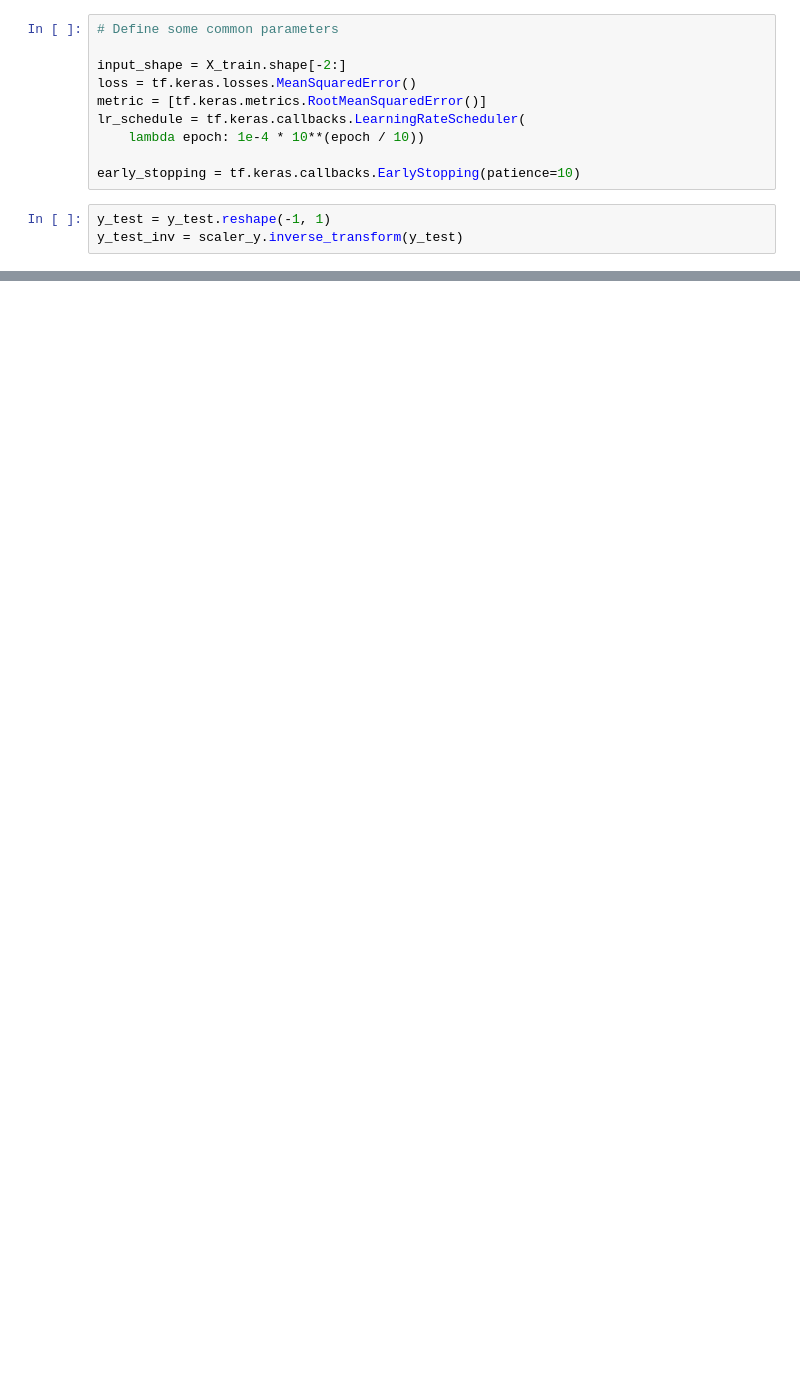
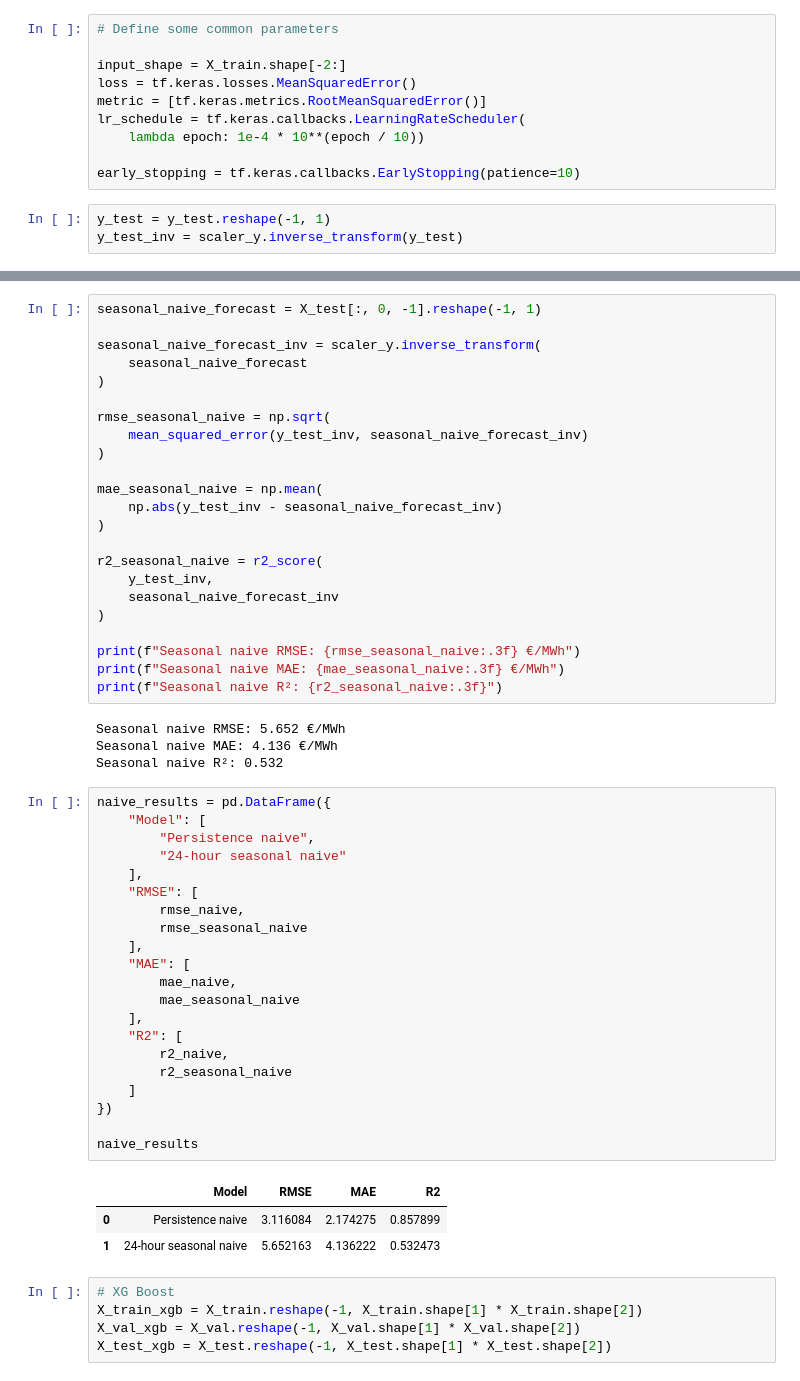
Before and after one commit to tdavies66/Electricity-Price-Forecasting-DNNs-EDA-Kaggle-, a Jupyter notebook: Notebooks/notebook2.ipynb, the cells around one changed output, grey strips where cells are left out. Saved outputs shown, nothing was run; the diff lists cells and outputs as text; blank space fills up the shorter version.

```diff
--- a/Notebooks/notebook2.ipynb
+++ b/Notebooks/notebook2.ipynb
@@ -150,0 +228,57 @@ y_test_inv = scaler_y.inverse_transform(y_test)
+# %%
+seasonal_naive_forecast = X_test[:, 0, -1].reshape(-1, 1)
+
+seasonal_naive_forecast_inv = scaler_y.inverse_transform(
+    seasonal_naive_forecast
+)
+
+rmse_seasonal_naive = np.sqrt(
+    mean_squared_error(y_test_inv, seasonal_naive_forecast_inv)
+)
+
+mae_seasonal_naive = np.mean(
+    np.abs(y_test_inv - seasonal_naive_forecast_inv)
+)
+
+r2_seasonal_naive = r2_score(
+    y_test_inv,
+    seasonal_naive_forecast_inv
+)
+
+print(f"Seasonal naive RMSE: {rmse_seasonal_naive:.3f} €/MWh")
+print(f"Seasonal naive MAE: {mae_seasonal_naive:.3f} €/MWh")
+print(f"Seasonal naive R²: {r2_seasonal_naive:.3f}")
+# %% [output]
+Seasonal naive RMSE: 5.652 €/MWh
+Seasonal naive MAE: 4.136 €/MWh
+Seasonal naive R²: 0.532
+# %%
+naive_results = pd.DataFrame({
+    "Model": [
+        "Persistence naive",
+        "24-hour seasonal naive"
+    ],
+    "RMSE": [
+        rmse_naive,
+        rmse_seasonal_naive
+    ],
+    "MAE": [
+        mae_naive,
+        mae_seasonal_naive
+    ],
+    "R2": [
+        r2_naive,
+        r2_seasonal_naive
+    ]
+})
+
+naive_results
+# %% [output]
+|  | Model | RMSE | MAE | R2 |
+| 0 | Persistence naive | 3.116084 | 2.174275 | 0.857899 |
+| 1 | 24-hour seasonal naive | 5.652163 | 4.136222 | 0.532473 |
+# %%
+# XG Boost
+X_train_xgb = X_train.reshape(-1, X_train.shape[1] * X_train.shape[2])
+X_val_xgb = X_val.reshape(-1, X_val.shape[1] * X_val.shape[2])
+X_test_xgb = X_test.reshape(-1, X_test.shape[1] * X_test.shape[2])
```
Also changed, not shown: parts of 13 cells of this notebook.
